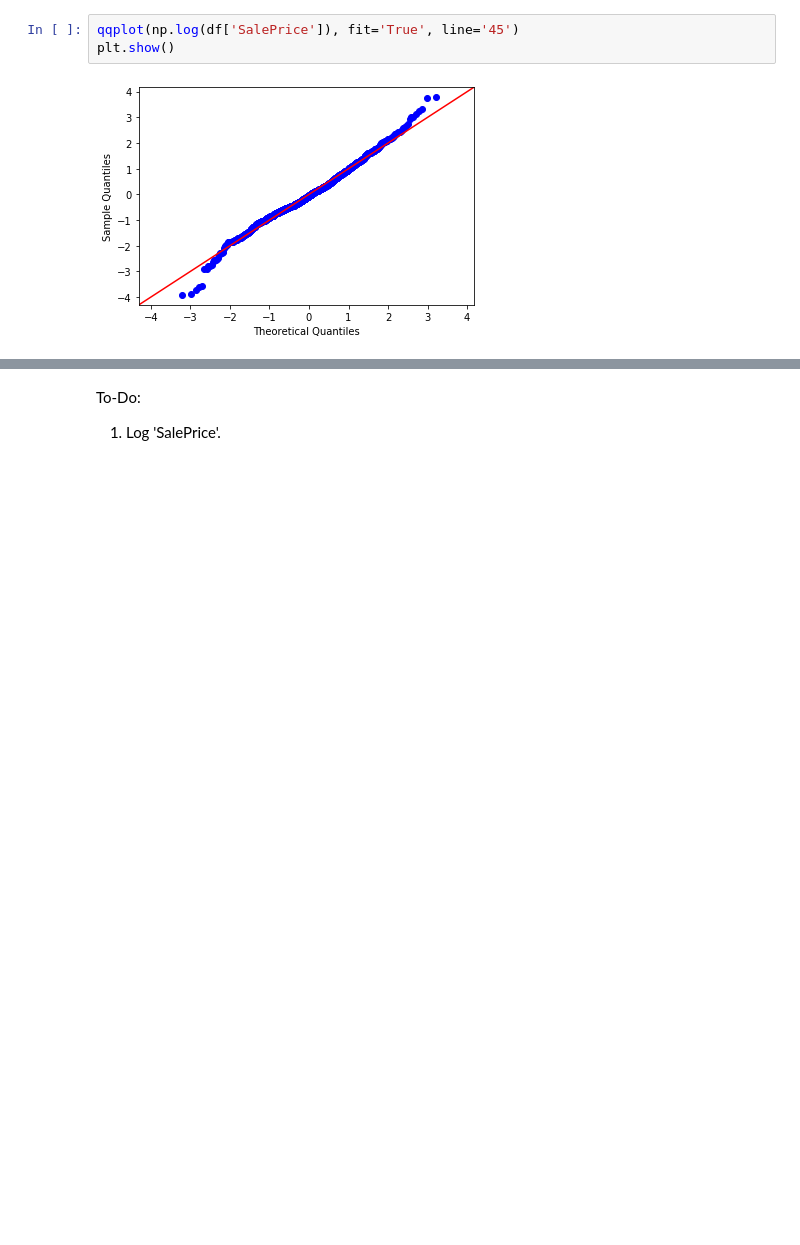
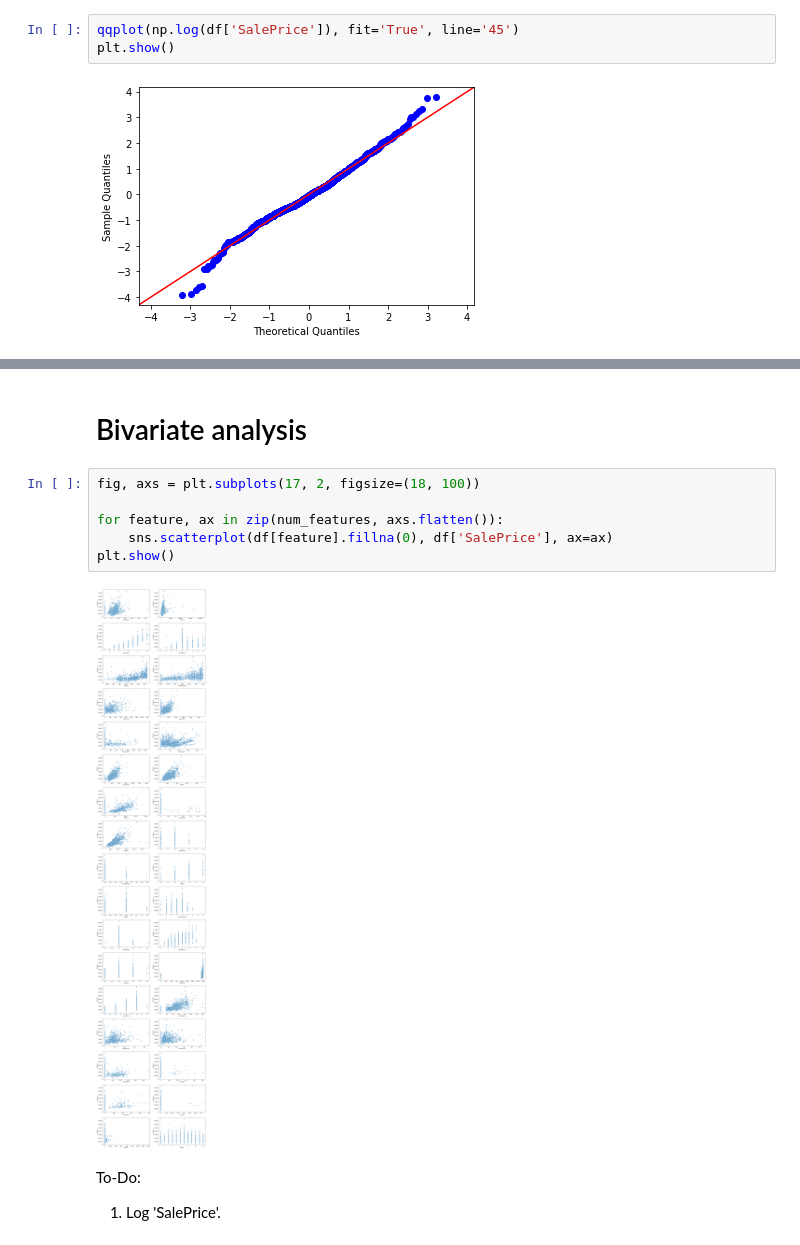
Before and after one commit to ignatl/housing_prices_competition, a Jupyter notebook: housing_prices_competition.ipynb, the cells around one changed output, grey strips where cells are left out. Cells and saved outputs as stored; diff of their text form; blank space fills up the shorter version.

```diff
--- a/housing_prices_competition.ipynb
+++ b/housing_prices_competition.ipynb
@@ -85,3 +194,13 @@ plt.show()
+# %% [markdown]
+# Bivariate analysis
+# %%
+fig, axs = plt.subplots(17, 2, figsize=(18, 100))
+
+for feature, ax in zip(num_features, axs.flatten()):
+    sns.scatterplot(df[feature].fillna(0), df['SalePrice'], ax=ax)
+plt.show()
+# %% [output]
+[figure, added]
 # %% [markdown]
 To-Do:
 1. Log 'SalePrice'.
```
Also changed, not shown: parts of 13 cells of this notebook, 1 other file.
